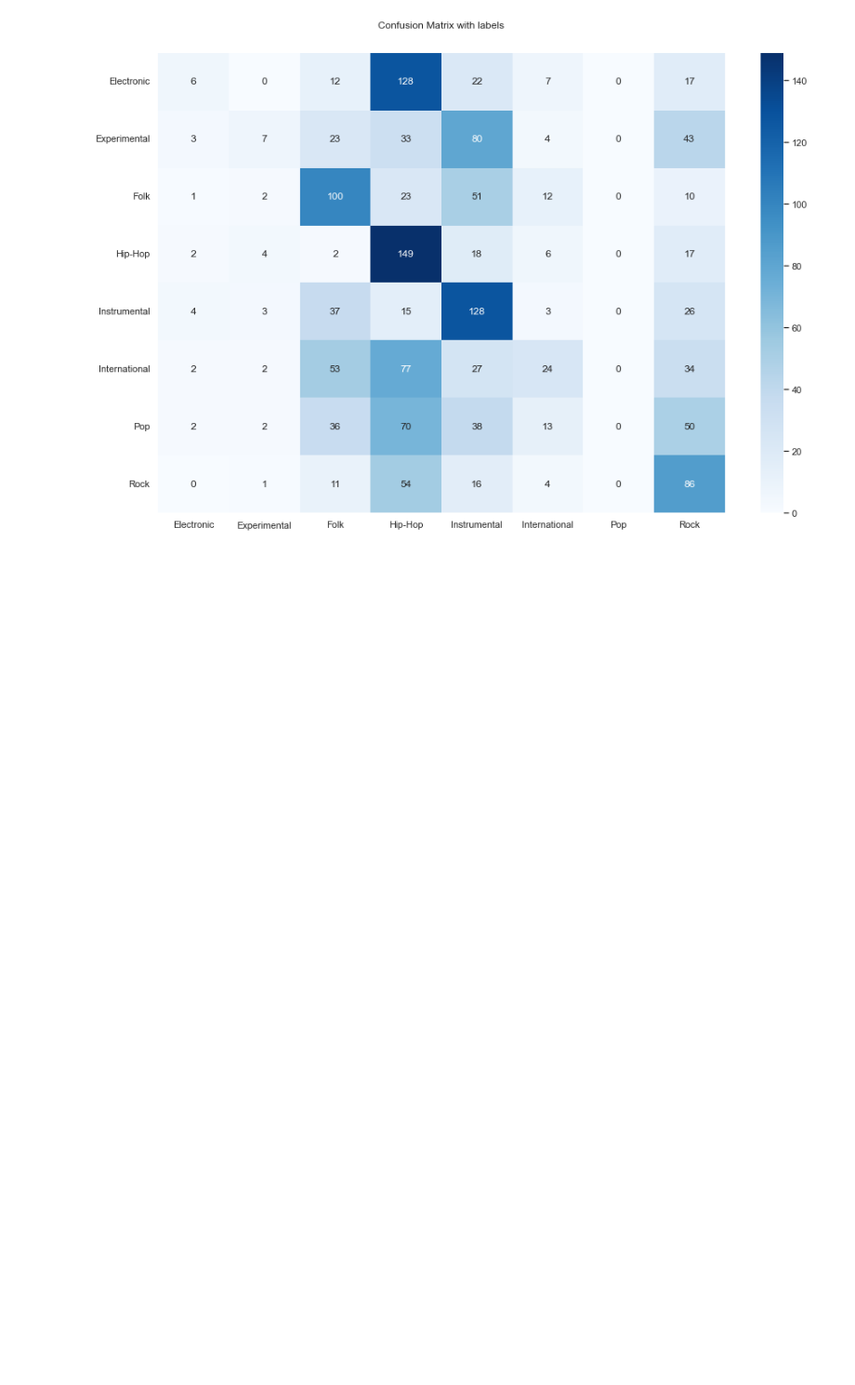
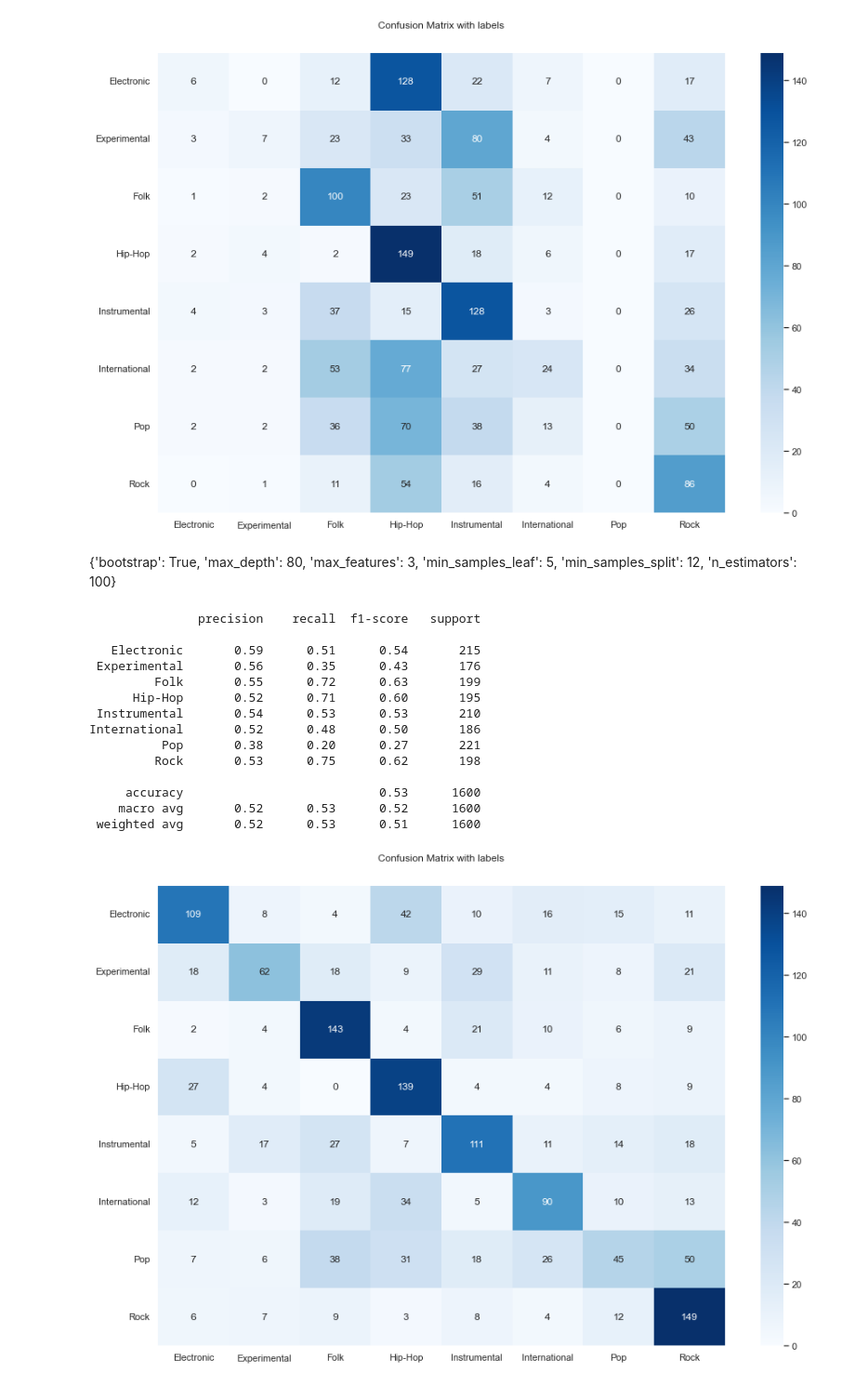
Before and after one commit to royyi/group10-music-classifier, a Jupyter notebook: model/random_forest.ipynb, the cells around one changed output. Shown: that part at 93% size. Drawn from its saved outputs; the diff is of its cells as text; code cells hidden in the pictures; blank space fills up the shorter version.

```diff
--- a/model/random_forest.ipynb
+++ b/model/random_forest.ipynb
@@ -98,0 +62,14 @@ ValueError: min_samples_split must be an integer greater than 1 or a float in (0
+# %%
+from sklearn.model_selection import RandomizedSearchCV
+
+params = {'bootstrap': [True, False],
+ 'max_depth': [10, 20, 30, 40, 50, 60, 70, 80, 90, 100, None],
+ 'max_features': ['auto', 'sqrt'],
+ 'min_samples_leaf': [1, 2, 4],
+ 'min_samples_split': [2, 5, 10],
+ 'n_estimators': [200, 400, 600, 800, 1000, 1200, 1400, 1600, 1800, 2000]}
+
+rand_search = RandomizedSearchCV(RandomForestClassifier(), params, n_iter=100, verbose=2, n_jobs=-1)
+rand_search.fit(X_train, y_train)
+
+print(rand_search.best_params_)
@@ -128,3 +107,43 @@ International       0.33      0.11      0.16       219
     macro avg       0.28      0.32      0.24      1600
  weighted avg       0.28      0.31      0.24      1600
 [figure]
+# %% [markdown]
+{'bootstrap': True,
+ 'max_depth': 80,
+ 'max_features': 3,
+ 'min_samples_leaf': 5,
+ 'min_samples_split': 12,
+ 'n_estimators': 100}
+# %%
+rfc2 = RandomForestClassifier(bootstrap=True, max_depth=80, max_features=3, min_samples_leaf=5, min_samples_split=12, n_estimators=100).fit(X=X_train, y=y_train)
+y_pred = rfc2.predict(X_test)
+
+print(classification_report(y_test, y_pred))
+cf_mat = confusion_matrix(y_test, y_pred)
+sns.set(rc = {'figure.figsize':(15,10)})
+
+ax = sns.heatmap(cf_mat, annot=True, cmap='Blues', fmt='g')
+ax.set_xticklabels(rfc2.classes_)
+kwargs = {'rotation': 'horizontal'}
+ax.set_yticklabels(rfc2.classes_, **kwargs)
+
+ax.set_title('Confusion Matrix with labels\n\n')
+
+## Display the visualization of the Confusion Matrix.
+plt.show()
+# %% [output]
+               precision    recall  f1-score   support
+
+   Electronic       0.59      0.51      0.54       215
+ Experimental       0.56      0.35      0.43       176
+         Folk       0.55      0.72      0.63       199
+      Hip-Hop       0.52      0.71      0.60       195
+ Instrumental       0.54      0.53      0.53       210
+International       0.52      0.48      0.50       186
+          Pop       0.38      0.20      0.27       221
+         Rock       0.53      0.75      0.62       198
+
+     accuracy                           0.53      1600
+    macro avg       0.52      0.53      0.52      1600
+ weighted avg       0.52      0.53      0.51      1600
+[figure, added]
```
Also changed, not shown: parts of 3 cells of this notebook, 2 other files.
